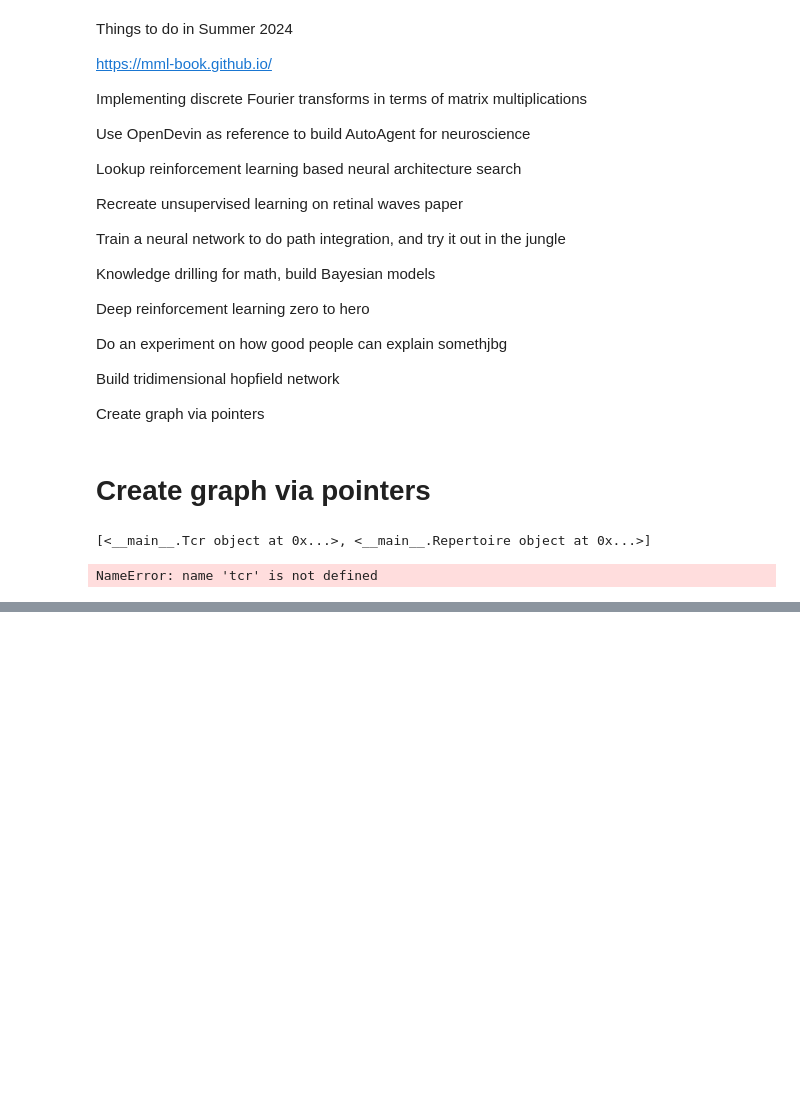
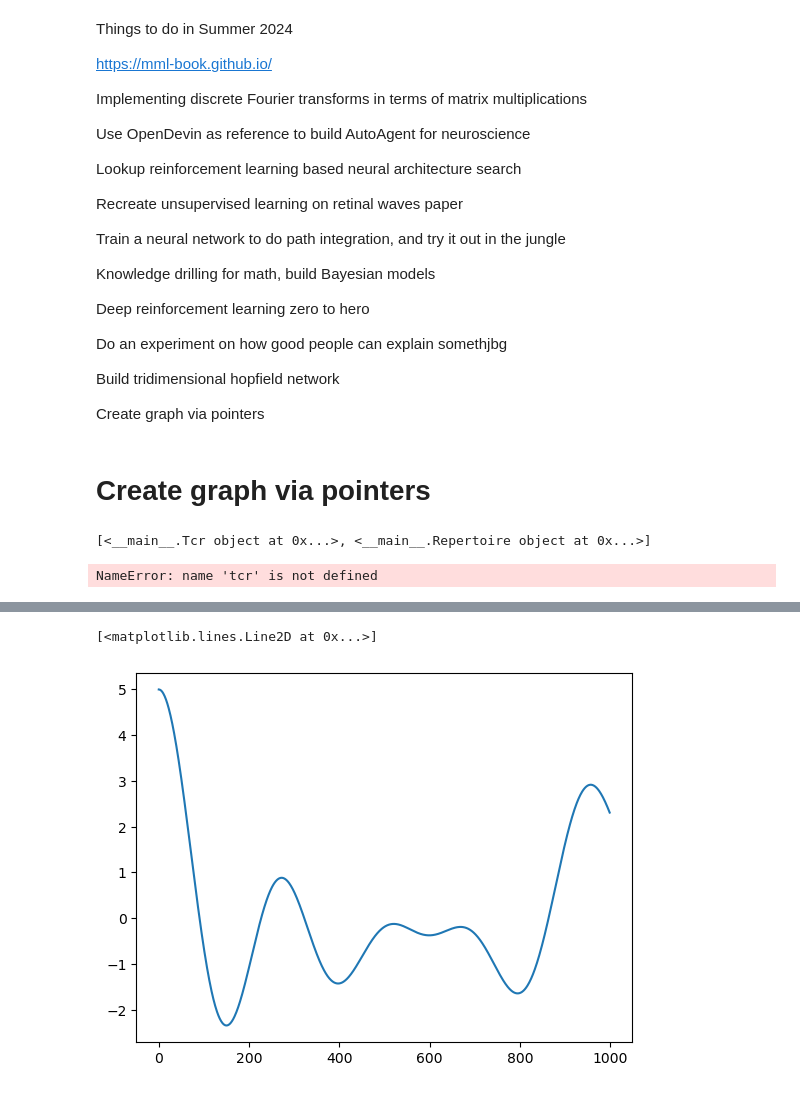
Before and after one commit to yiheinchai/learn, a Jupyter notebook: summer2024/summer2024.ipynb, the cells around one changed output, grey strips where cells are left out. Saved outputs shown, nothing was run; the diff lists cells and outputs as text; code cells hidden in the pictures; blank space fills up the shorter version.

```diff
--- a/summer2024/summer2024.ipynb
+++ b/summer2024/summer2024.ipynb
@@ -342,0 +373,7 @@ NameError: name 'tcr' is not defined
+# %%
+signal = cosine_curves.sum(axis=0)
+
+plt.plot(signal)
+# %% [output]
+[<matplotlib.lines.Line2D at 0x...>]
+[figure, added]
```
Also changed, not shown: parts of 14 cells of this notebook, 2 other files.
